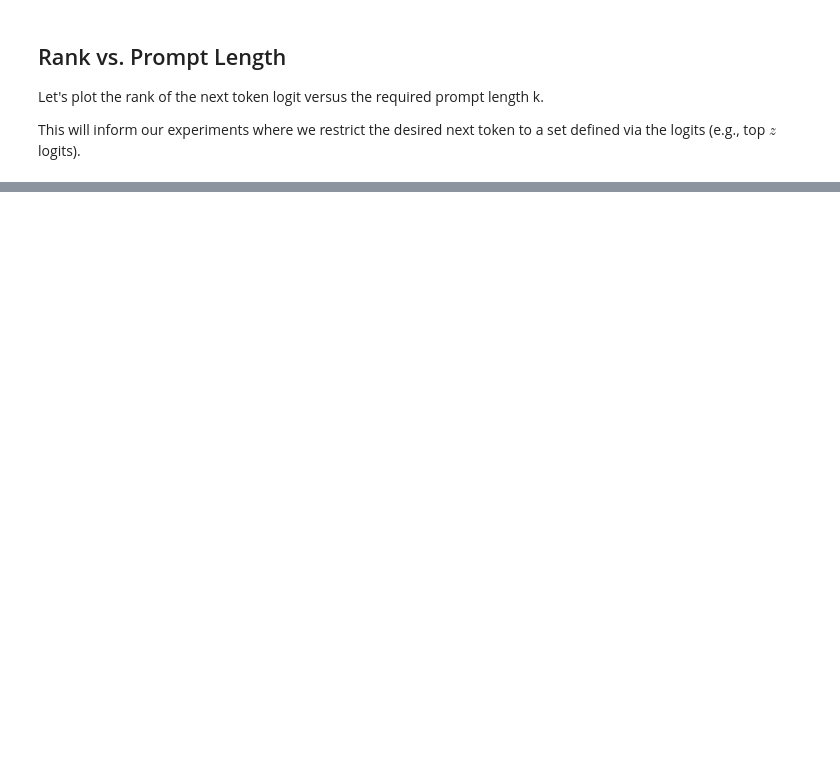
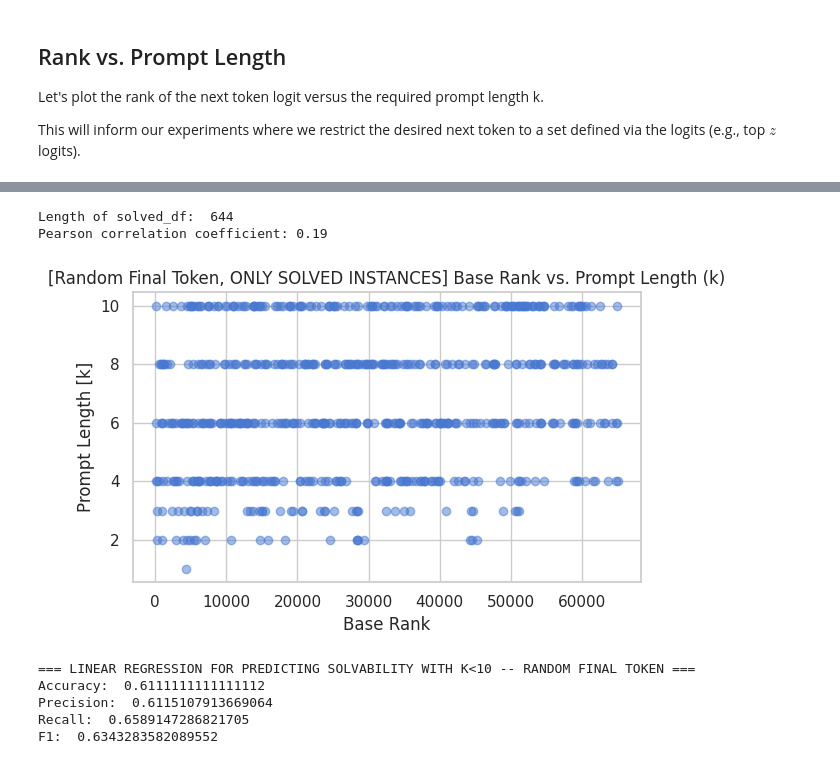
Before and after one commit to amanb2000/Magic_Words, a Jupyter notebook: results/controllability/falcon-7b/Full Controllability Falcon-7b.ipynb, the cells around one changed output, grey strips where cells are left out. Cells and saved outputs as stored; diff of their text form; code cells hidden in the pictures; blank space fills up the shorter version.

```diff
--- a/results/controllability/falcon-7b/Full Controllability Falcon-7b.ipynb
+++ b/results/controllability/falcon-7b/Full Controllability Falcon-7b.ipynb
@@ -258,0 +276,57 @@ model.to('mps')
+# %%
+# Let's see the same thing but only for the "solved" instances
+solved_df = df_falcon_7b_ranked[df_falcon_7b_ranked['prompt_correct'] == 1]
+print("Length of solved_df: ", len(solved_df))
+
+plt.figure(figsize=(6, 4))
+plt.scatter(solved_df['base_rank'], solved_df['prompt_length'], alpha=0.5)
+plt.xlabel('Base Rank')
+plt.ylabel('Prompt Length [k]')
+plt.title('[Random Final Token, ONLY SOLVED INSTANCES] Base Rank vs. Prompt Length (k)')
+plt.tight_layout()
+
+# Print the pearson correlation
+corr = solved_df['base_rank'].corr(solved_df['prompt_length'])
+print(f'Pearson correlation coefficient: {corr:.2f}')
+# %% [output]
+Length of solved_df:  644
+Pearson correlation coefficient: 0.19
+[figure, added]
+# %%
+# can we train a classifier to predict whether a prompt is solvable or not
+# based on base_loss, base_rank, and base_entropy?
+# Goal: predict 'prompt_correct' from 'base_loss', 'base_rank', and 'base_entropy'
+from sklearn.model_selection import train_test_split
+from sklearn.linear_model import LogisticRegression
+# try an MLP too
+from sklearn.metrics import accuracy_score, f1_score, precision_score, recall_score
+
+# Split into train and test
+X = df_falcon_7b_ranked[['base_loss', 'base_rank', 'base_entropy']]
+y = df_falcon_7b_ranked['prompt_correct']
+X_train, X_test, y_train, y_test = train_test_split(X, y, test_size=0.2, random_state=42)
+
+clf = LogisticRegression(random_state=0).fit(X_train, y_train)
+y_pred = clf.predict(X_test)
+
+
+
+# what fraction of the test set is solvable?
+print("Fraction of test set that is solvable: ", y_test.mean())
+# what fraction of the training set is solvable
+print("Fraction of training set that is solvable: ", y_train.mean())
+
+
+
+
+print("=== LINEAR REGRESSION FOR PREDICTING SOLVABILITY WITH K<10 -- RANDOM FINAL TOKEN ===")
+print("Accuracy: ", accuracy_score(y_test, y_pred))
+print("Precision: ", precision_score(y_test, y_pred))
+print("Recall: ", recall_score(y_test, y_pred))
+print("F1: ", f1_score(y_test, y_pred))
+# %% [output]
+=== LINEAR REGRESSION FOR PREDICTING SOLVABILITY WITH K<10 -- RANDOM FINAL TOKEN ===
+Accuracy:  0.6111111111111112
+Precision:  0.6115107913669064
+Recall:  0.6589147286821705
+F1:  0.6343283582089552
```
Also changed, not shown: parts of 18 cells of this notebook, 1 other file.
